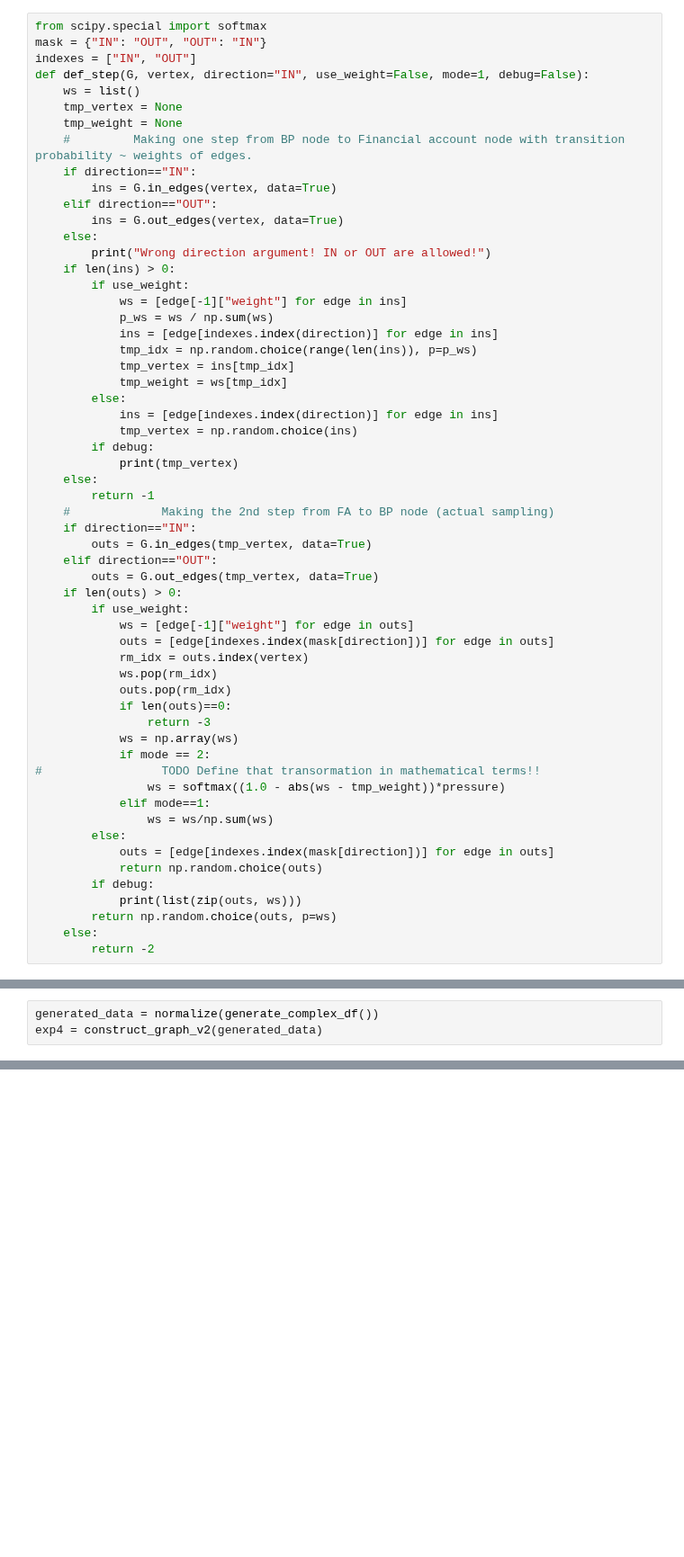
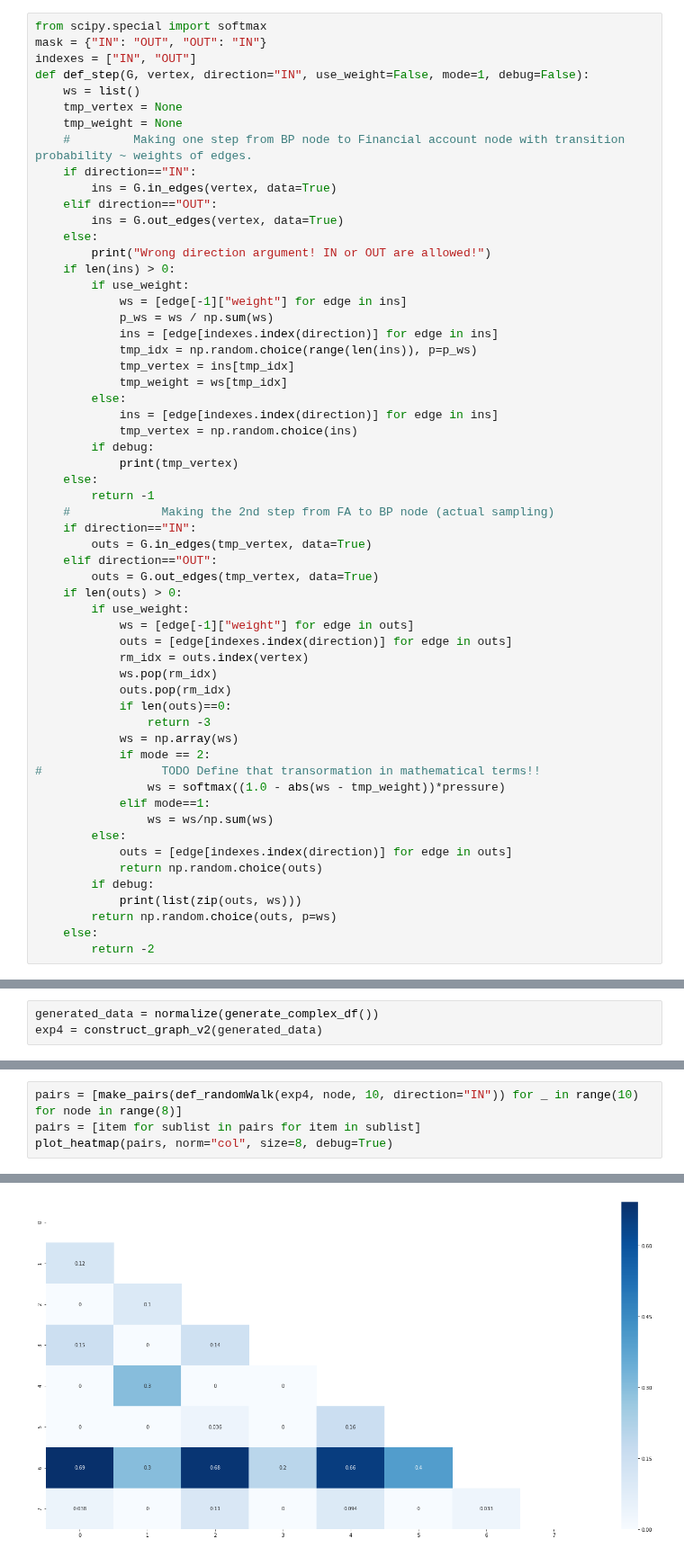
Before and after one commit to AlexWorldD/NetEmbs, a Jupyter notebook: ProofOfConcept.ipynb, the cells around one changed output, grey strips where cells are left out. Shown at 90% size. Cells and saved outputs as stored; diff of their text form; blank space fills up the shorter version.

```diff
--- a/ProofOfConcept.ipynb
+++ b/ProofOfConcept.ipynb
@@ -94,7 +94,7 @@ def def_step(G, vertex, direction="IN", use_weight=False, mode=1, debug=False):
     if len(outs) > 0:
         if use_weight:
             ws = [edge[-1]["weight"] for edge in outs]
-            outs = [edge[indexes.index(mask[direction])] for edge in outs]
+            outs = [edge[indexes.index(direction)] for edge in outs]
             rm_idx = outs.index(vertex)
             ws.pop(rm_idx)
             outs.pop(rm_idx)
@@ -107,7 +107,7 @@ def def_step(G, vertex, direction="IN", use_weight=False, mode=1, debug=False):
             elif mode==1:
                 ws = ws/np.sum(ws)
         else:
-            outs = [edge[indexes.index(mask[direction])] for edge in outs]
+            outs = [edge[indexes.index(direction)] for edge in outs]
             return np.random.choice(outs)
         if debug:
             print(list(zip(outs, ws)))
@@ -588,3 +588,8 @@ generated_data.head(10)
 plot_network_v2(exp4, title="Exp4", edges_label=False)
 # %% [output]
 [figure]
+# %%
+pairs = [make_pairs(def_randomWalk(exp4, node, 10, direction="IN")) for _ in range(10) for node in range(8)]
+pairs = [item for sublist in pairs for item in sublist]
+plot_heatmap(pairs, norm="col", size=8, debug=True)
+# %% [output]
@@ -590,0 +597 @@ plot_network_v2(exp4, title="Exp4", edges_label=False)
+[figure, added]
```
Also changed, not shown: parts of 5 cells of this notebook, 1 other file.
